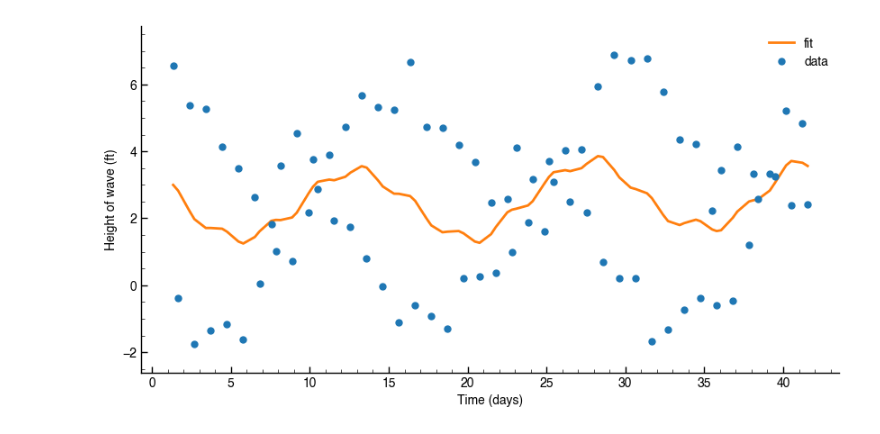
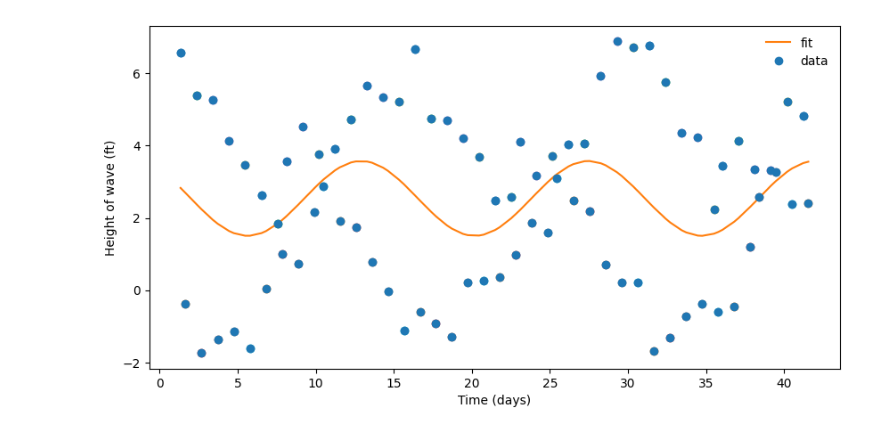
Before and after one commit to kingkap4/ASTR-19-Project, a Jupyter notebook: Project.ipynb, the cells around one changed output. Cells and saved outputs as stored; diff of their text form; code cells hidden in the pictures.

```diff
--- a/Project.ipynb
+++ b/Project.ipynb
@@ -30,10 +30,12 @@ ASTR19_S22_group_project_data.txt
 # %%
 import numpy as np
 import matplotlib.pyplot as plt
-from scipy import optimize
+import scipy
+from scipy.optimize import curve_fit
+import tensorflow as tf
 
 #define the filename
-fname = 'Downloads/ASTR19_S22_group_project_data.txt'
+fname = 'ASTR19_S22_group_project_data.txt'
 
 #open the file with numpy loadtxt
 test_data = np.loadtxt(fname, dtype={'names': ('day', 'time', 'height'),'formats': ('i4', 'S5', 'f4')})
@@ -41,7 +43,7 @@ test_data = np.loadtxt(fname, dtype={'names': ('day', 'time', 'height'),'formats
 #print the info from the file
 #print(test_data)
 
-plt.style.use("Downloads/astr19_matplotlib_defaults.txt")
+#plt.style.use("Downloads/astr19_matplotlib_defaults.txt")
 fig = plt.figure(figsize=(10,5))
 ax = plt.subplot
 plt.xlabel('Time (days)')
@@ -64,54 +66,41 @@ for item in test_data:
     y = height
     result_x.append(x)
     result_y.append(y)
-    #plt.scatter(x,y)
+    plt.scatter(x,y)
 
 result_x = np.asarray(result_x)
 result_y = np.asarray(result_y)
 #print(result_x)
-#print(result_y)
 
 #curve fitting???
 
-y_err=0.25
 #define the function to fit
-def f_line(x, a, b, c, d, e, f, g, h, i, j, k, l):
-    return (a * np.sin(b*x + c) + d) + (e * np.sin(f*x + g) + h) * (i * np.sin(j*x + k) + l)
+def f_line(x, a, b, c, d):
+    return a * np.sin(b*x + c) + d
     #function should be something like sinx+(sinx)(sinx) with transformations
     #(a * np.sin(b*x + c) + d) + (e * np.sin(f*x + g) + h) * (i * np.sin(j*x + k) + l) maybe
 
 #perform the fit
 #p0 uses random numbers
-params, params_cov = optimize.curve_fit(f_line, result_x, result_y, p0=[1, 0.5, 1, 1, 1, 1, 1, 1, 1, 1, 1,1])
+params, params_cov = scipy.optimize.curve_fit(f_line, result_x, result_y, p0=[3, 0.5, 1, 2])
 
 a_fit = params[0]
 b_fit = params[1]
 c_fit = params[2]
 d_fit = params[3]
-e_fit = params[4]
-f_fit = params[5]
-g_fit = params[6]
-h_fit = params[7]
-i_fit = params[8]
-j_fit = params[9]
-k_fit = params[10]
-l_fit = params[11]
-
-
-
 
 #print(f'params {a_fit}, {b_fit}, {c_fit}, {d_fit}')
 
-y_fit = (a_fit * np.sin(b_fit*result_x + c_fit) + d_fit) + (e_fit * np.sin(f_fit*result_x + g_fit) + h_fit) * (i_fit * np.sin(j_fit*result_x + k_fit) + l_fit)
+y_fit = a_fit * np.sin(b_fit*result_x + c_fit) + d_fit
 #print(result_x)
 #print(y_fit)
 
 #plot the fit on the same graph
 plt.errorbar(result_x, result_y, fmt='o', label='data')
 plt.plot(result_x, y_fit, label='fit')
 plt.legend(loc=0, frameon=False)
 plt.show()     #delete later
 
 #plt.savefig('project-figure.pdf', bbox_inches='tight', dpi=600)
 # %% [output]
-[figure, old version]
+[figure, new version]
```
Also changed, not shown: parts of 4 cells of this notebook.
